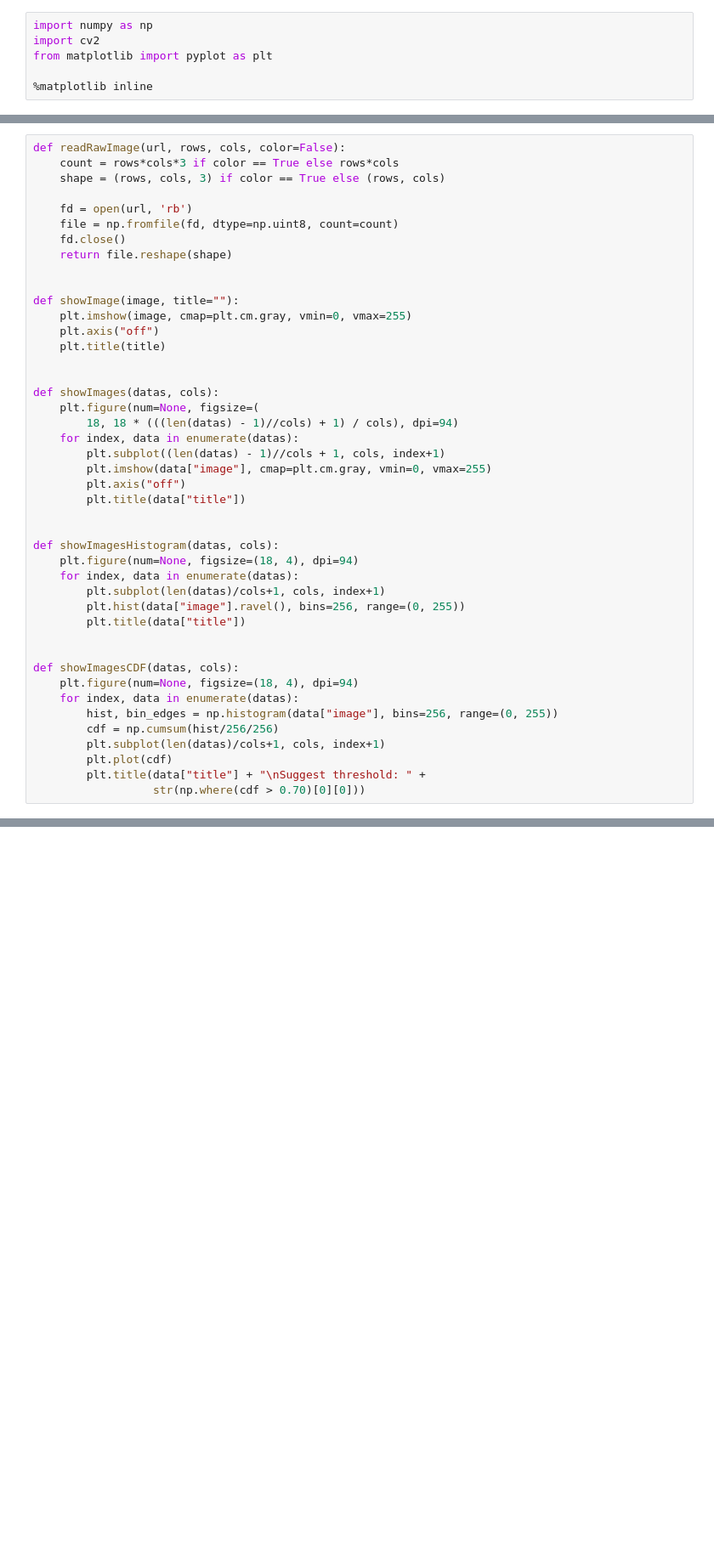
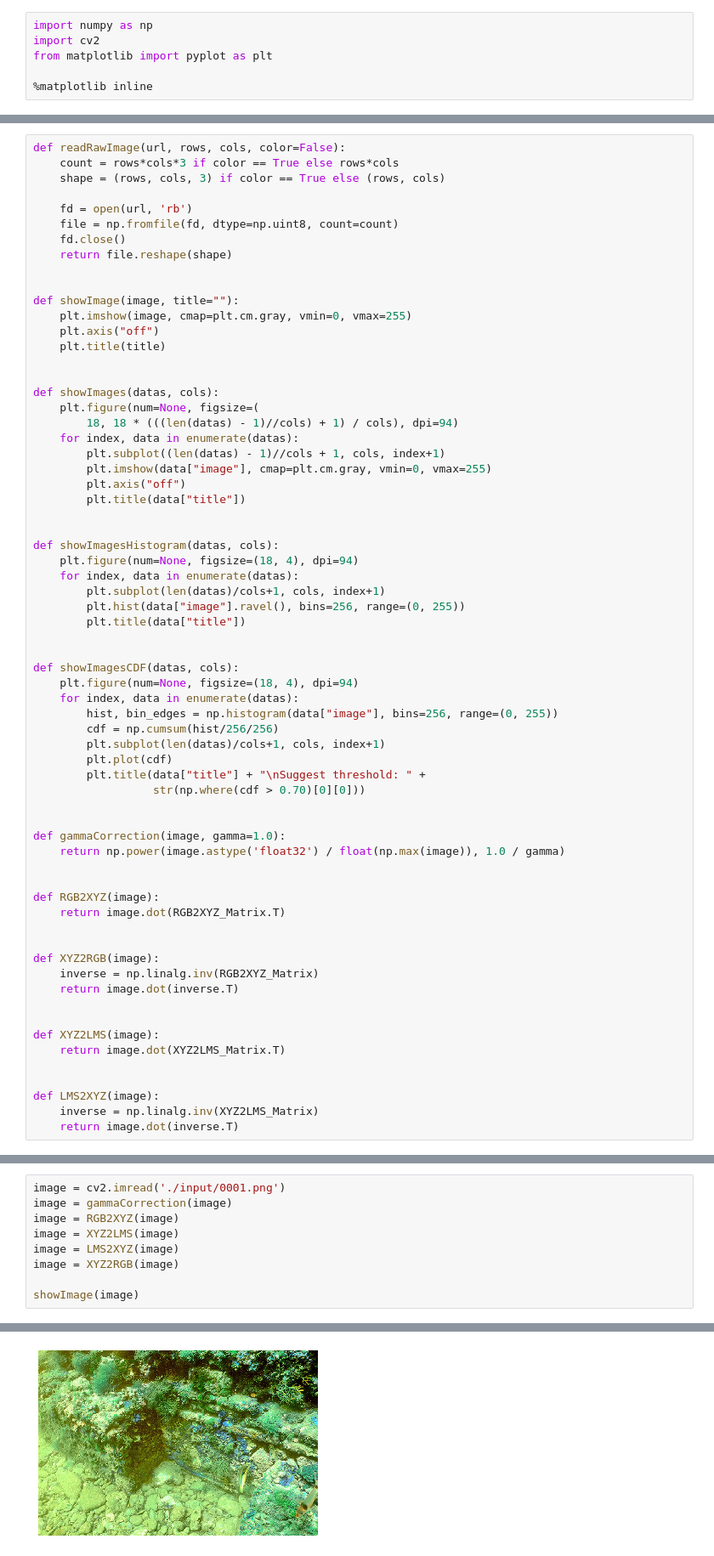
Before and after one commit to WooLNinesun/DIP2019SPRING_Projects, a Jupyter notebook: main.ipynb, the cells around one changed output, grey strips where cells are left out. Shown: that part at 85% size. Drawn from its saved outputs; the diff is of its cells as text; blank space fills up the shorter version.

Commit message:
:sparkles: Add color space convert, XYZ and LMS :bento: Add input images from paper

```diff
--- a/main.ipynb
+++ b/main.ipynb
@@ -48,3 +63,25 @@ def showImagesCDF(datas, cols):
         plt.plot(cdf)
         plt.title(data["title"] + "\nSuggest threshold: " +
                   str(np.where(cdf > 0.70)[0][0]))
+
+
+def gammaCorrection(image, gamma=1.0):
+    return np.power(image.astype('float32') / float(np.max(image)), 1.0 / gamma)
+
+
+def RGB2XYZ(image):
+    return image.dot(RGB2XYZ_Matrix.T)
+
+
+def XYZ2RGB(image):
+    inverse = np.linalg.inv(RGB2XYZ_Matrix)
+    return image.dot(inverse.T)
+
+
+def XYZ2LMS(image):
+    return image.dot(XYZ2LMS_Matrix.T)
+
+
+def LMS2XYZ(image):
+    inverse = np.linalg.inv(XYZ2LMS_Matrix)
+    return image.dot(inverse.T)
@@ -56,0 +88,10 @@ True
+# %%
+image = cv2.imread('./input/0001.png')
+image = gammaCorrection(image)
+image = RGB2XYZ(image)
+image = XYZ2LMS(image)
+image = LMS2XYZ(image)
+image = XYZ2RGB(image)
+
+showImage(image)
+# %% [output]
@@ -56,0 +99 @@ True
+[figure, added]
```
Also changed, not shown: parts of 3 cells of this notebook, 3 other files.
